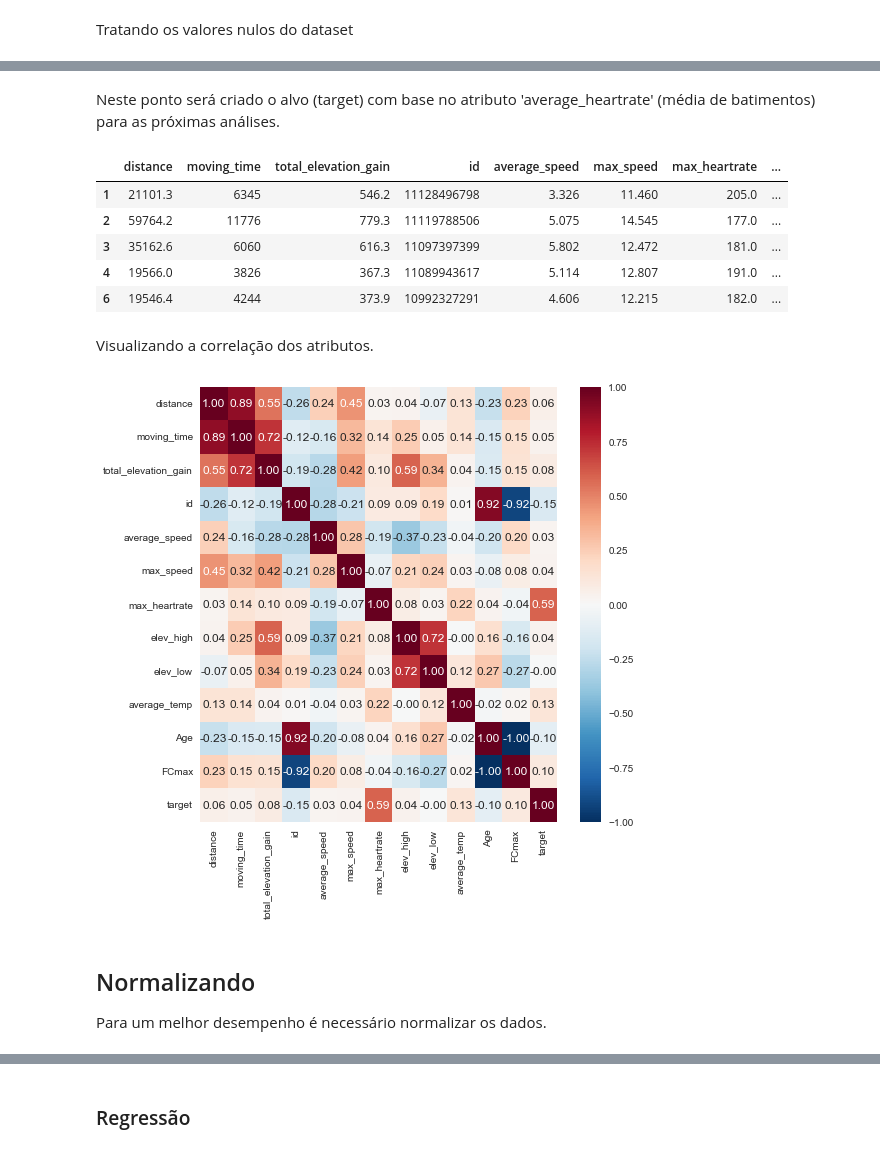
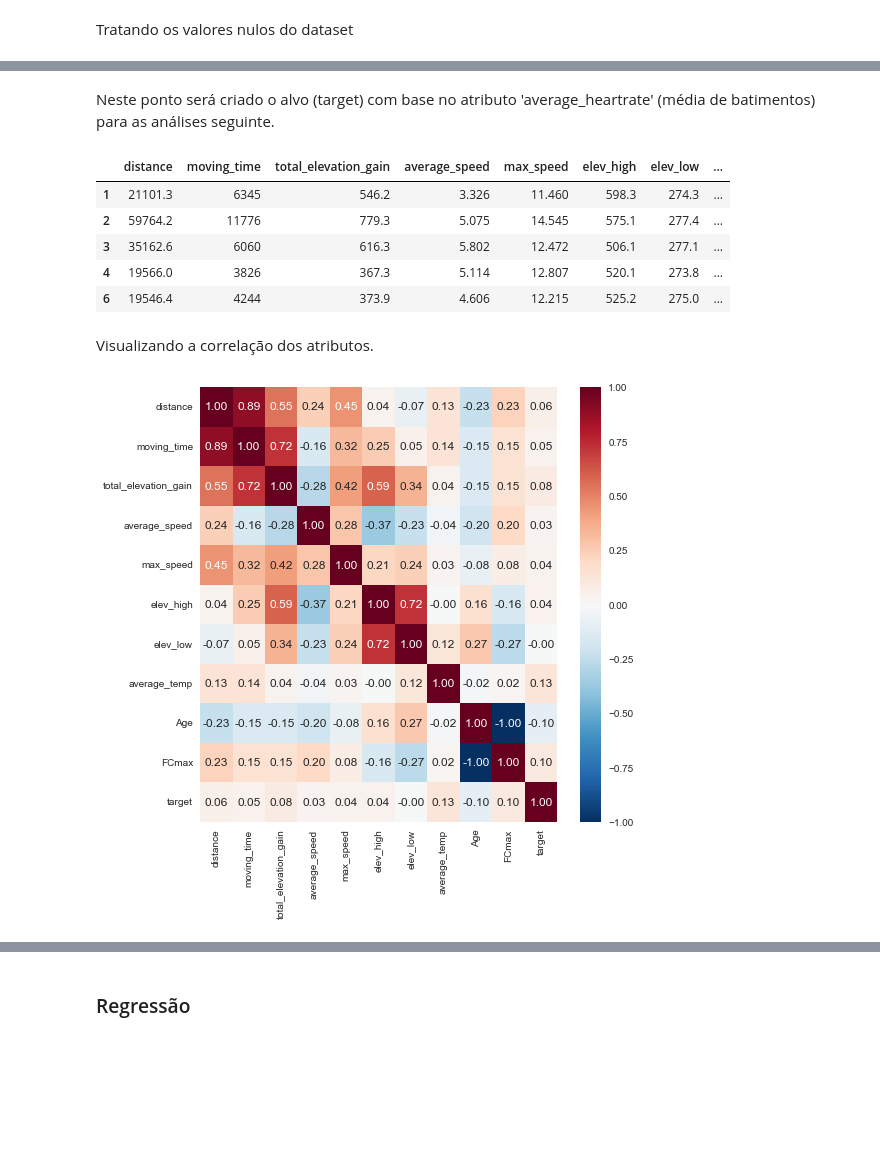
Before and after one commit to tal-rsg/3-MVP, a Jupyter notebook: mvp_machineLearning.ipynb, the cells around one changed output, grey strips where cells are left out. Drawn from its saved outputs; the diff is of its cells as text; code cells hidden in the pictures; blank space fills up the shorter version.

```diff
--- a/mvp_machineLearning.ipynb
+++ b/mvp_machineLearning.ipynb
@@ -106,7 +102,7 @@ Index(['resource_state', 'athlete', 'name', 'distance', 'moving_time',
 Devido a extenção de atributos no dataset selecionamos os principais que compreendemos serem os mais úteis para continuarmos e realizamos a limpeza dos valores nulos.
 # %%
 # criando um novo dataframe com a seleção de alguns atributos
-df_strava = df.loc[(df['sport_type'] == "Ride") & (df['distance'] >= 10000),['distance','moving_time','total_elevation_gain','id','start_date','average_speed','max_speed','average_heartrate','max_heartrate', 'elev_high', 'elev_low','average_temp']]
+df_strava = df.loc[(df['sport_type'] == "Ride") & (df['distance'] >= 10000),['distance','moving_time','total_elevation_gain','start_date','average_speed','max_speed','average_heartrate','max_heartrate', 'elev_high', 'elev_low','average_temp']]
 
 df_strava.head()
 # %% [output]
@@ -172,36 +168,31 @@ df_strava.head()
 # %% [markdown]
-Neste ponto será criado o alvo (target) com base no atributo 'average_heartrate' (média de batimentos) para as próximas análises.
+Neste ponto será criado o alvo (target) com base no atributo 'average_heartrate' (média de batimentos) para as análises seguinte.
 # %%
-df_strava['target'] = df_strava['average_heartrate']
+df_lrstravatrain = df_strava.loc[:,['distance','moving_time','total_elevation_gain','average_speed','max_speed','elev_high', 'elev_low','average_temp', 'Age', 'FCmax']]
 
-df_stravatrain = df_strava.loc[:,['distance', 'moving_time', 'total_elevation_gain', 'id',
-       'average_speed', 'max_speed', 'max_heartrate',
-       'elev_high', 'elev_low', 'average_temp', 'Age', 'FCmax', 'target']]
+df_lrstravatrain['target'] = df_strava['average_heartrate']
 
-df_stravatrain.head()
+df_lrstravatrain.head()
 # %% [output]
-|  | distance | moving_time | total_elevation_gain | id | average_speed | max_speed | max_heartrate | ... |
-| 1 | 21101.3 | 6345 | 546.2 | 11128496798 | 3.326 | 11.460 | 205.0 | ... |
-| 2 | 59764.2 | 11776 | 779.3 | 11119788506 | 5.075 | 14.545 | 177.0 | ... |
-| 3 | 35162.6 | 6060 | 616.3 | 11097397399 | 5.802 | 12.472 | 181.0 | ... |
-| 4 | 19566.0 | 3826 | 367.3 | 11089943617 | 5.114 | 12.807 | 191.0 | ... |
-| 6 | 19546.4 | 4244 | 373.9 | 10992327291 | 4.606 | 12.215 | 182.0 | ... |
+|  | distance | moving_time | total_elevation_gain | average_speed | max_speed | elev_high | elev_low | ... |
+| 1 | 21101.3 | 6345 | 546.2 | 3.326 | 11.460 | 598.3 | 274.3 | ... |
+| 2 | 59764.2 | 11776 | 779.3 | 5.075 | 14.545 | 575.1 | 277.4 | ... |
+| 3 | 35162.6 | 6060 | 616.3 | 5.802 | 12.472 | 506.1 | 277.1 | ... |
+| 4 | 19566.0 | 3826 | 367.3 | 5.114 | 12.807 | 520.1 | 273.8 | ... |
+| 6 | 19546.4 | 4244 | 373.9 | 4.606 | 12.215 | 525.2 | 275.0 | ... |
 # %% [markdown]
 Visualizando a correlação dos atributos.
 # %%
 fig, ax = plt.subplots(figsize=(8,8))
 ax = heatmap(
-    df_stravatrain.corr(),
+    df_lrstravatrain.corr(),
     fmt=".2f",
     annot=True,
     ax=ax,
     cmap="RdBu_r",
     vmin=-1,
     vmax=1,
 
 )
 # %% [output]
-[figure, old version]
+[figure, new version]
-# %% [markdown]
-## Normalizando
-Para um melhor desempenho é necessário normalizar os dados.
```
Also changed, not shown: parts of 59 cells of this notebook, 1 other file.
